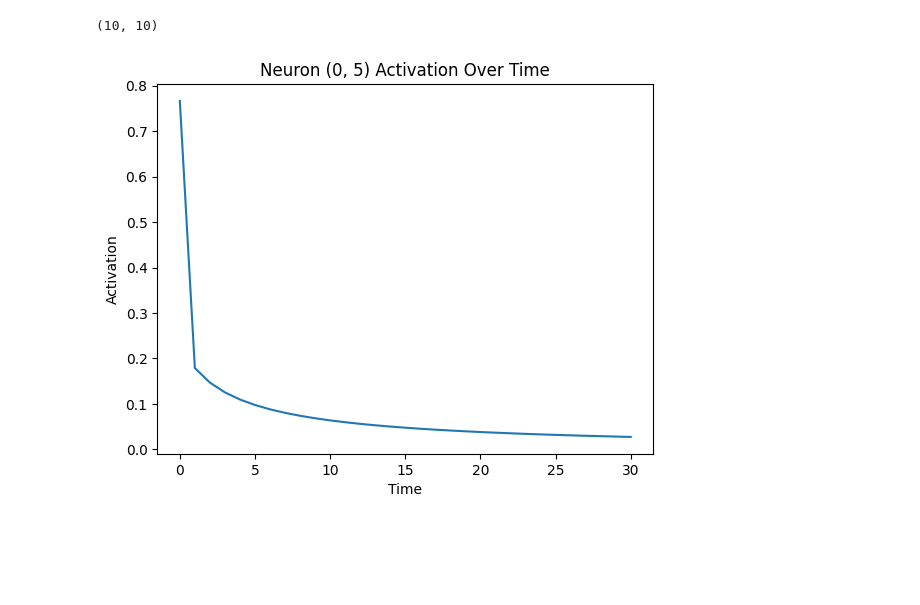
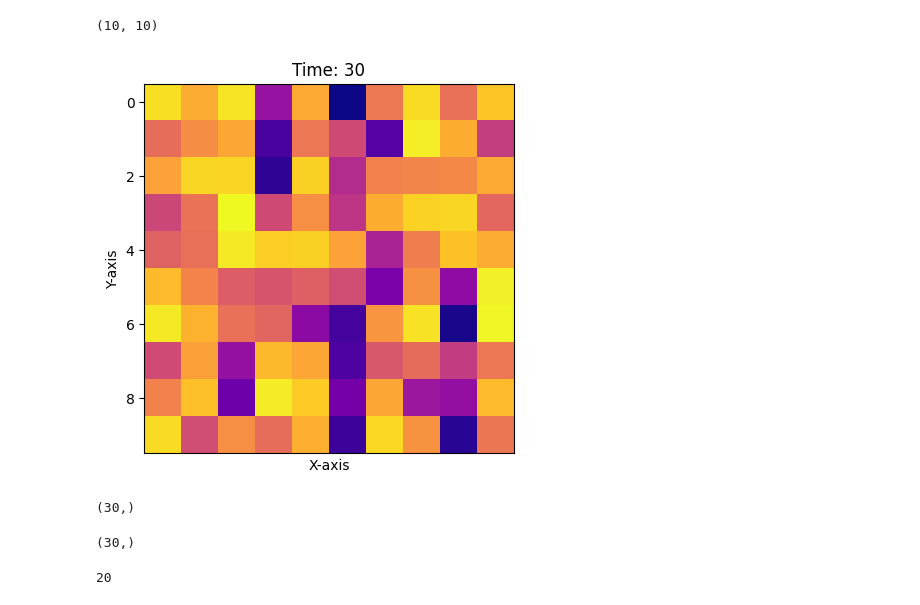
Before and after one commit to mskmay66/cml, a Jupyter notebook: notebooks/vizs.ipynb, the cells around one changed output. Cells and saved outputs as stored; diff of their text form; code cells hidden in the pictures; blank space fills up the shorter version.

```diff
--- a/notebooks/vizs.ipynb
+++ b/notebooks/vizs.ipynb
@@ -5,4 +7,4 @@ from cml import CoupledMapLattice, Visualization
 # %%
-_map = CoupledMapLattice(10, 1)
+_map = CoupledMapLattice(10, 4, .75)
 # %%
 states = _map.simulate(30)
@@ -35,4 +21,4 @@ viz = Visualization(_map)
-# %%
-viz.show_nueron((0, 5))
-# %% [output]
-[figure, removed]
+# %%
+viz.animate()
+# %% [output]
+[figure, added]
@@ -38,0 +29,8 @@ viz.show_nueron((0, 5))
+# %%
+n_states.shape
+# %% [output]
+(30,)
+# %%
+n_states.shape
+# %% [output]
+(30,)
@@ -38,0 +46,4 @@ viz.show_nueron((0, 5))
+# %%
+len(corr[0])
+# %% [output]
+20
```
Also changed, not shown: parts of 10 cells of this notebook, 19 other files.
